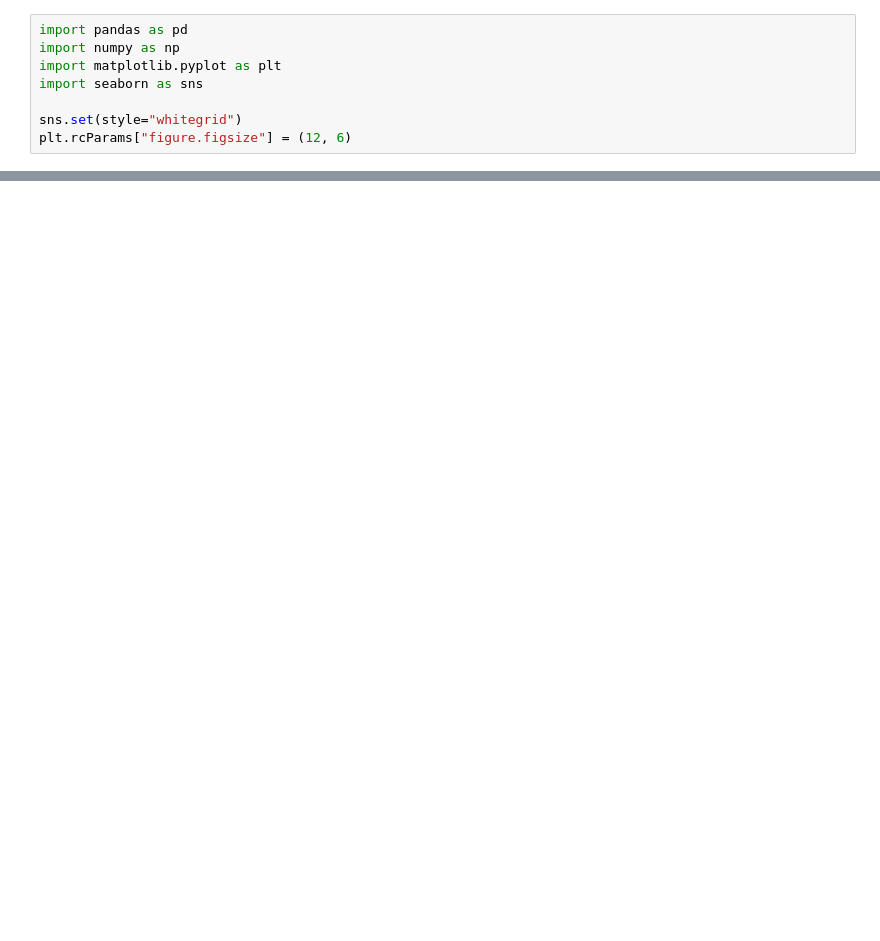
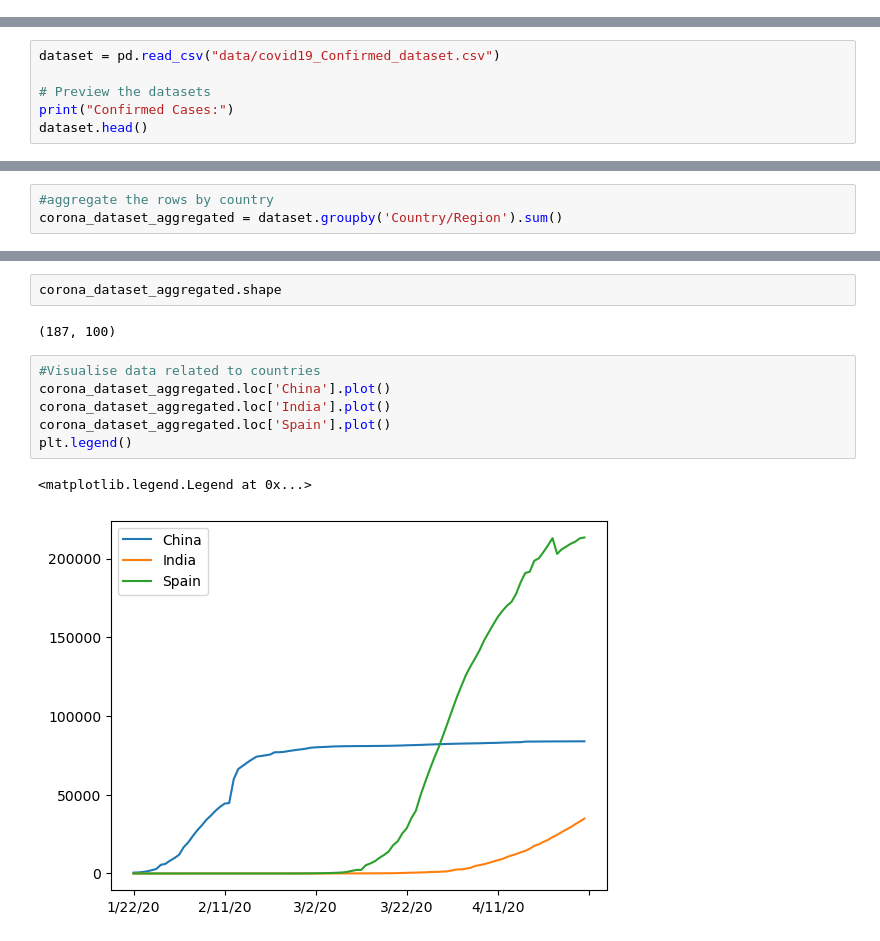
Before and after one commit to RajveerSaini21/Covid-19-Analysis, a Jupyter notebook: Covid_19.ipynb, the cells around one changed output, grey strips where cells are left out. Saved outputs shown, nothing was run; the diff lists cells and outputs as text; blank space fills up the shorter version.

```diff
--- a/Covid_19.ipynb
+++ b/Covid_19.ipynb
@@ -1,8 +0,0 @@
-# %%
-import pandas as pd
-import numpy as np
-import matplotlib.pyplot as plt
-import seaborn as sns
-
-sns.set(style="whitegrid")
-plt.rcParams["figure.figsize"] = (12, 6)
@@ -165,0 +6,6 @@ plt.show()
+# %%
+dataset = pd.read_csv("data/covid19_Confirmed_dataset.csv")
+
+# Preview the datasets
+print("Confirmed Cases:")
+dataset.head()
@@ -165,0 +39,3 @@ plt.show()
+# %%
+#aggregate the rows by country
+corona_dataset_aggregated = dataset.groupby('Country/Region').sum()
@@ -165,0 +53,13 @@ plt.show()
+# %%
+corona_dataset_aggregated.shape
+# %% [output]
+(187, 100)
+# %%
+#Visualise data related to countries
+corona_dataset_aggregated.loc['China'].plot()
+corona_dataset_aggregated.loc['India'].plot()
+corona_dataset_aggregated.loc['Spain'].plot()
+plt.legend()
+# %% [output]
+<matplotlib.legend.Legend at 0x...>
+[figure, added]
```
Also changed, not shown: parts of 42 cells of this notebook.
